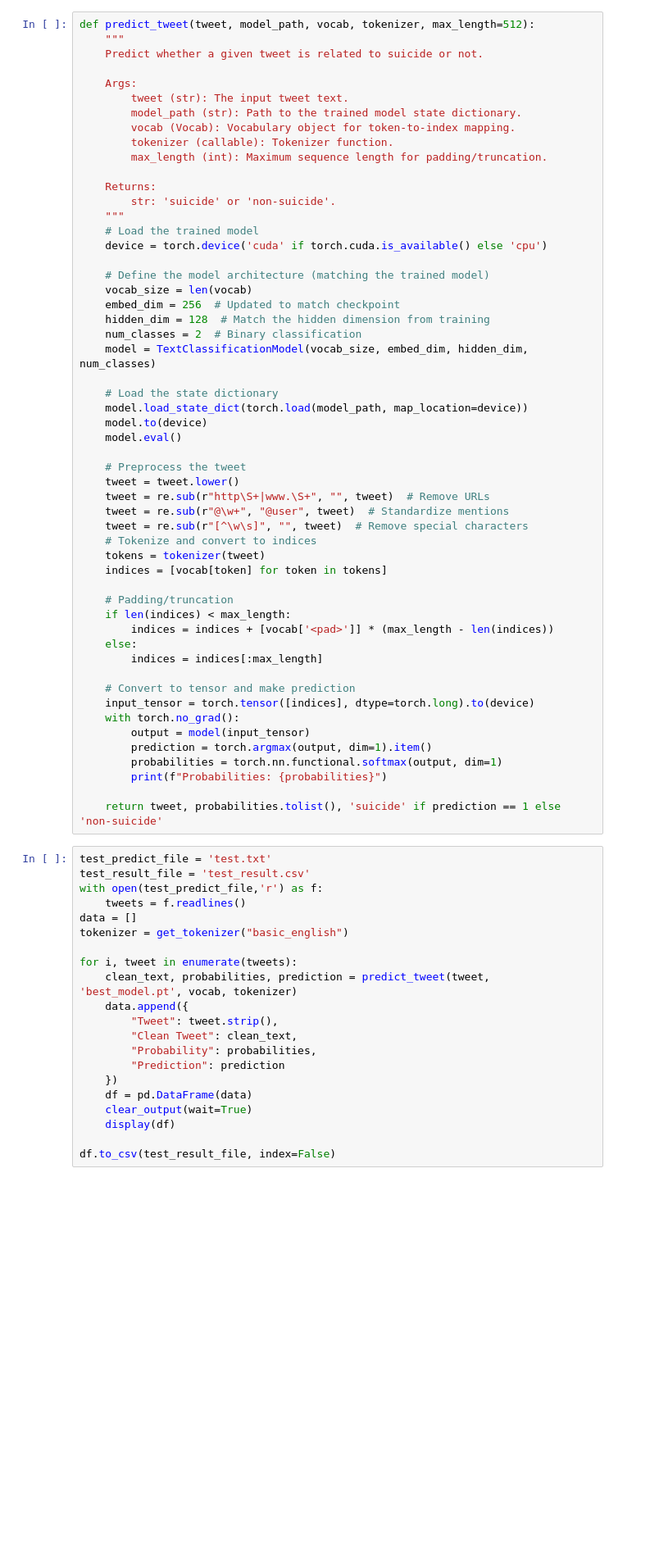
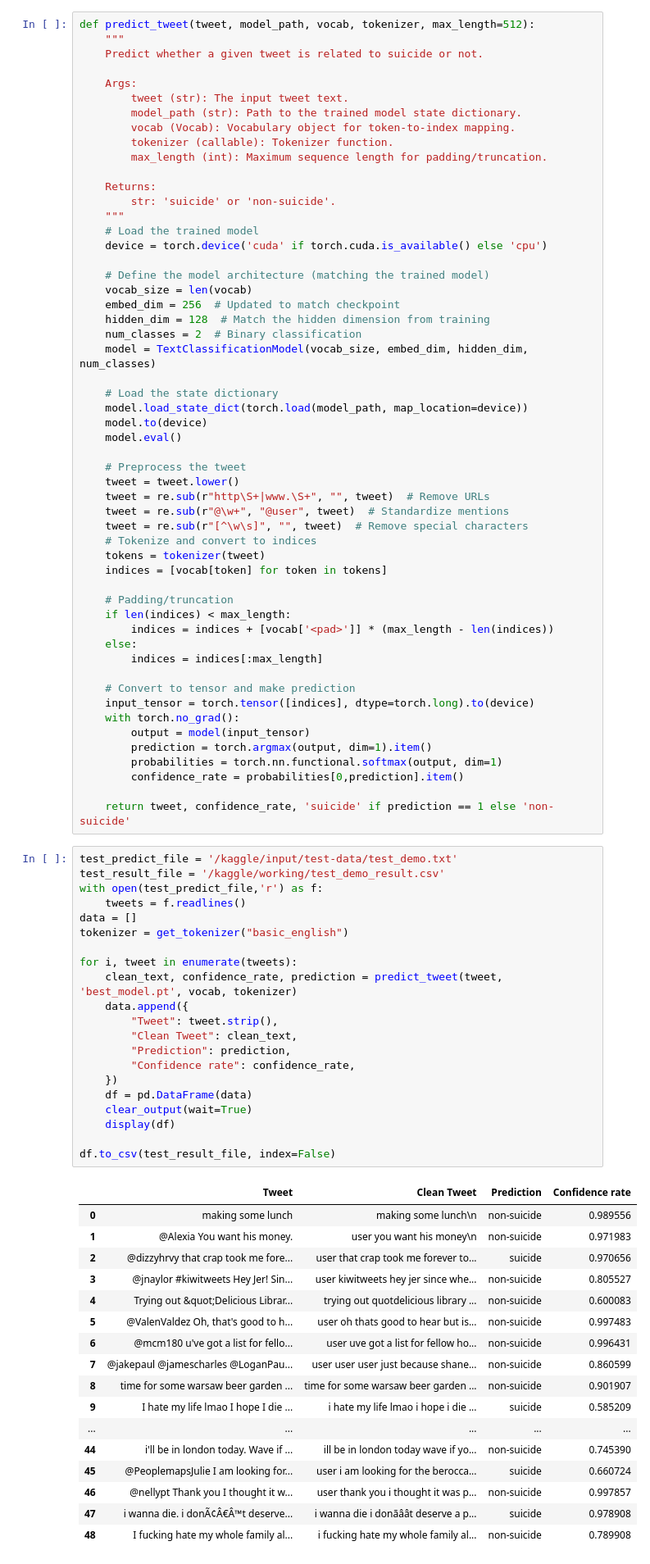
Before and after one commit to ng0cduy/applied-AI, a Jupyter notebook: text_classification.ipynb, the cells around one changed output. Shown at 82% size. Drawn from its saved outputs; the diff is of its cells as text; blank space fills up the shorter version.

Commit message:
update text_prediction

```diff
--- a/text_classification.ipynb
+++ b/text_classification.ipynb
@@ -326,27 +328,45 @@ def predict_tweet(tweet, model_path, vocab, tokenizer, max_length=512):
         output = model(input_tensor)
         prediction = torch.argmax(output, dim=1).item()
         probabilities = torch.nn.functional.softmax(output, dim=1)
-        print(f"Probabilities: {probabilities}")
+        confidence_rate = probabilities[0,prediction].item()
 
-    return tweet, probabilities.tolist(), 'suicide' if prediction == 1 else 'non-suicide'
+    return tweet, confidence_rate, 'suicide' if prediction == 1 else 'non-suicide'
 # %%
-test_predict_file = 'test.txt'
-test_result_file = 'test_result.csv'
+test_predict_file = '/kaggle/input/test-data/test_demo.txt'
+test_result_file = '/kaggle/working/test_demo_result.csv'
 with open(test_predict_file,'r') as f:
     tweets = f.readlines()
 data = []
 tokenizer = get_tokenizer("basic_english")
 
 for i, tweet in enumerate(tweets):
-    clean_text, probabilities, prediction = predict_tweet(tweet, 'best_model.pt', vocab, tokenizer)
+    clean_text, confidence_rate, prediction = predict_tweet(tweet, 'best_model.pt', vocab, tokenizer)
     data.append({
         "Tweet": tweet.strip(),
         "Clean Tweet": clean_text,
-        "Probability": probabilities,
-        "Prediction": prediction
+        "Prediction": prediction,
+        "Confidence rate": confidence_rate,
     })
     df = pd.DataFrame(data)
     clear_output(wait=True)
     display(df)
 
 df.to_csv(test_result_file, index=False)
+# %% [output]
+|  | Tweet | Clean Tweet | Prediction | Confidence rate |
+| 0 | making some lunch | making some lunch\n | non-suicide | 0.989556 |
+| 1 | @Alexia You want his money. | user you want his money\n | non-suicide | 0.971983 |
+| 2 | @dizzyhrvy that crap took me fore... | user that crap took me forever to... | suicide | 0.970656 |
+| 3 | @jnaylor #kiwitweets Hey Jer! Sin... | user kiwitweets hey jer since whe... | non-suicide | 0.805527 |
+| 4 | Trying out &quot;Delicious Librar... | trying out quotdelicious library ... | non-suicide | 0.600083 |
+| 5 | @ValenValdez Oh, that's good to h... | user oh thats good to hear but is... | non-suicide | 0.997483 |
+| 6 | @mcm180 u've got a list for fello... | user uve got a list for fellow ho... | non-suicide | 0.996431 |
+| 7 | @jakepaul @jamescharles @LoganPau... | user user user just because shane... | non-suicide | 0.860599 |
+| 8 | time for some warsaw beer garden ... | time for some warsaw beer garden ... | non-suicide | 0.901907 |
+| 9 | I hate my life lmao I hope I die ... | i hate my life lmao i hope i die ... | suicide | 0.585209 |
+| ... | ... | ... | ... | ... |
+| 44 | i'll be in london today. Wave if ... | ill be in london today wave if yo... | non-suicide | 0.745390 |
+| 45 | @PeoplemapsJulie I am looking for... | user i am looking for the berocca... | suicide | 0.660724 |
+| 46 | @nellypt Thank you I thought it w... | user thank you i thought it was p... | non-suicide | 0.997857 |
+| 47 | i wanna die. i donÃ¢Â€Â™t deserve... | i wanna die i donãâât deserve a p... | suicide | 0.978908 |
+| 48 | I fucking hate my whole family al... | i fucking hate my whole family al... | non-suicide | 0.789908 |
```
Also changed, not shown: parts of 10 cells of this notebook.
